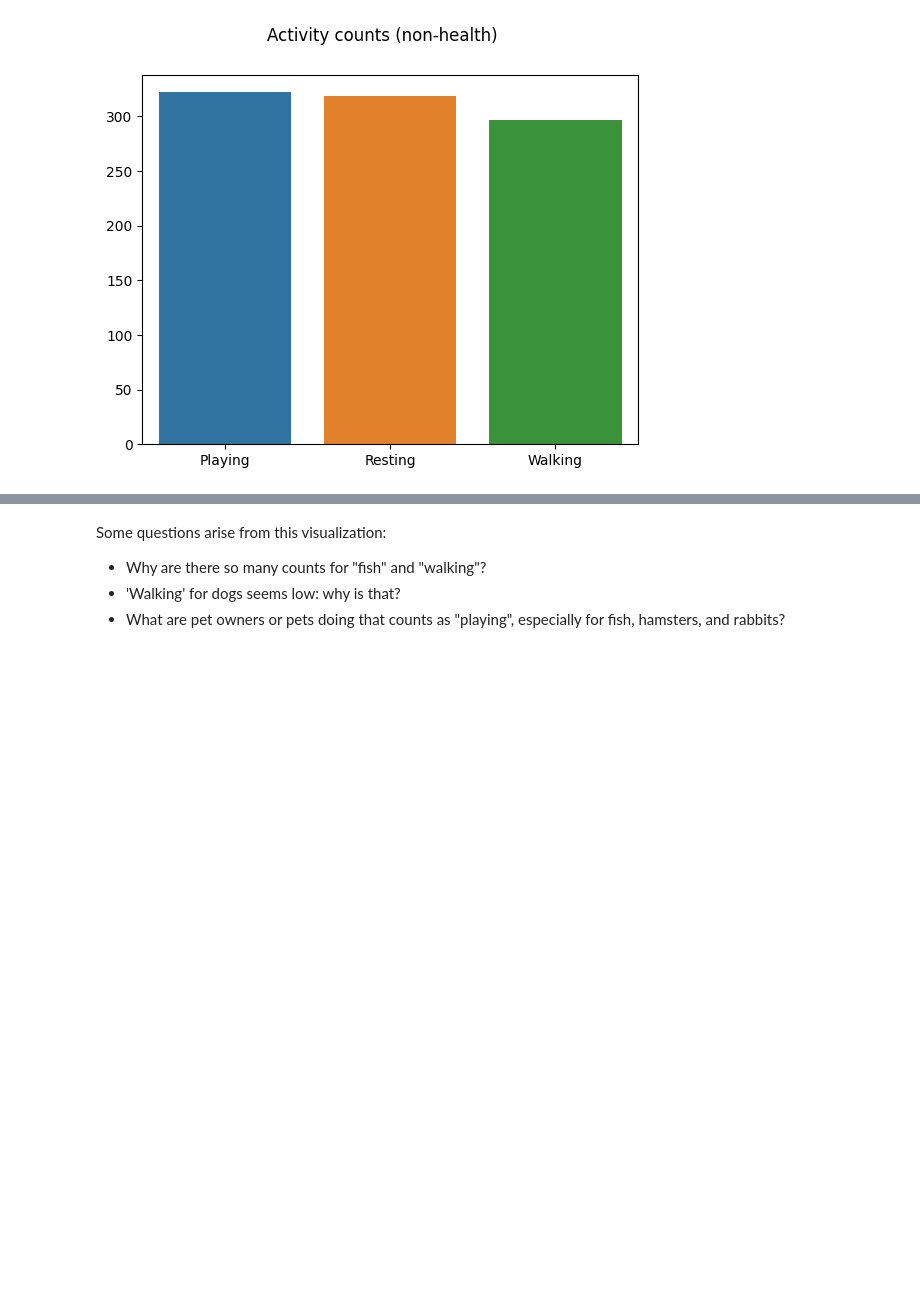
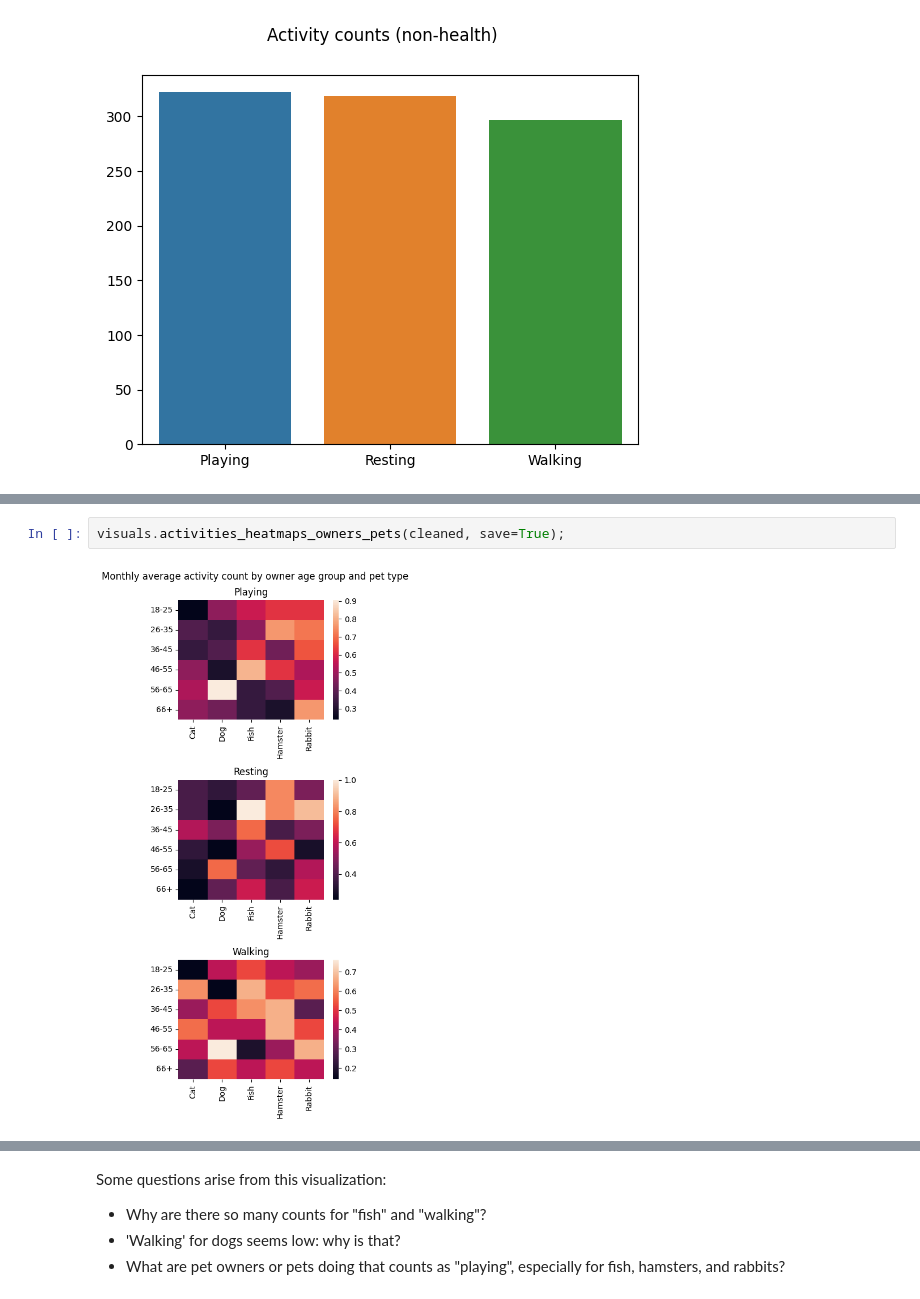
Before and after one commit to kozmik-moore/pet-software-developer-pipeline, a Jupyter notebook: code/notebook.ipynb, the cells around one changed output, grey strips where cells are left out. Drawn from its saved outputs; the diff is of its cells as text; blank space fills up the shorter version.

```diff
--- a/code/notebook.ipynb
+++ b/code/notebook.ipynb
@@ -139,2 +150,6 @@ visuals.activities_countplots(data=cleaned, save=True)
+# %%
+visuals.activities_heatmaps_owners_pets(cleaned, save=True);
+# %% [output]
+[figure, added]
 # %%
 visuals.activities_boxplots(cleaned, save=True)
```
Also changed, not shown: parts of 6 cells of this notebook, 5 other files.
